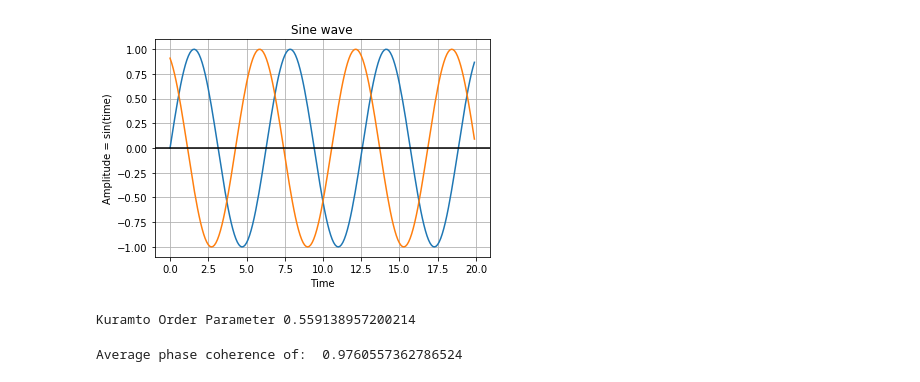
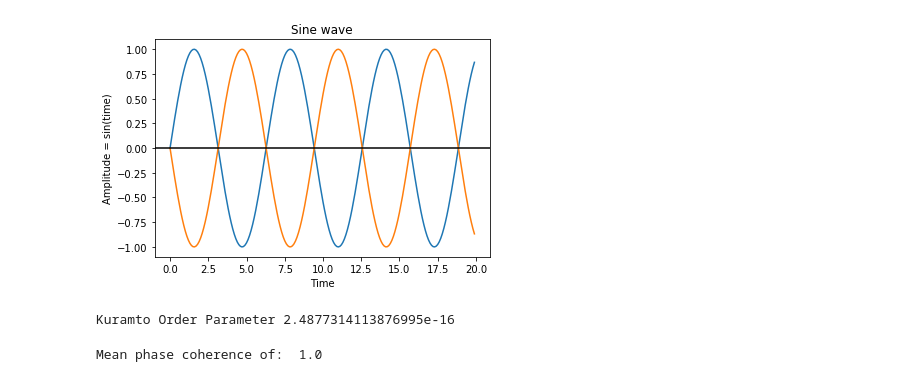
Before and after one commit to ChristophMetzner/Synchronization-by-Uncorrelated-Noise, a Jupyter notebook: notebooks/synchronization_demo.ipynb, the cells around one changed output. Saved outputs shown, nothing was run; the diff lists cells and outputs as text; code cells hidden in the pictures.

Commit message:
Visualize difference of PLV and Kuramoto for background section

```diff
--- a/notebooks/synchronization_demo.ipynb
+++ b/notebooks/synchronization_demo.ipynb
@@ -10,24 +15,23 @@ from synchronization import processing
 time = np.arange(0, 20, 0.1)
 
 amplitude = np.sin(time)
-amplitude_2 = np.sin(time + 2.0)
+amplitude_2 = np.sin(time + np.pi)
 amplitude_3 = np.sin(time)
 # %%
 plt.plot(time, amplitude)
 plt.plot(time, amplitude_2)
 # plt.plot(time, amplitude_3)
 
 plt.title('Sine wave')
 plt.xlabel('Time')
 
 plt.ylabel('Amplitude = sin(time)')
-plt.grid(True, which='both')
 plt.axhline(y=0, color='k')
 plt.show()
 
 plt.show()
 # %% [output]
-[figure, old version]
+[figure, new version]
 # %%
 signals = [amplitude, amplitude_2]
 # %%
@@ -53,14 +57,14 @@ average_angle = sum(avg) / len(avg)
 
 print("Kuramto Order Parameter", local_order_parameter)
 # %% [output]
-Kuramto Order Parameter 0.559138957200214
+Kuramto Order Parameter 2.4877314113876995e-16
 # %%
 # Mean phase coherence
 # * for constant phase differences over trials or time, we get a phase coherence of 1.
 # * if phase difference varies over time signals are less coherent and coherence moves towards 0.
 
-phase_difference = processing.phase_difference(signals[0], signals[1])
+phase_difference = processing.phase_difference(signals[0], signals[1], unwrap=True)
 phase_coherence = processing.mean_phase_coherence(signals[0], signals[1])
-print("Average phase coherence of: ", phase_coherence)
+print("Mean phase coherence of: ", phase_coherence)
 # %% [output]
-Average phase coherence of:  0.9760557362786524
+Mean phase coherence of:  1.0
```
Also changed, not shown: parts of 4 cells of this notebook, 1 other file.
